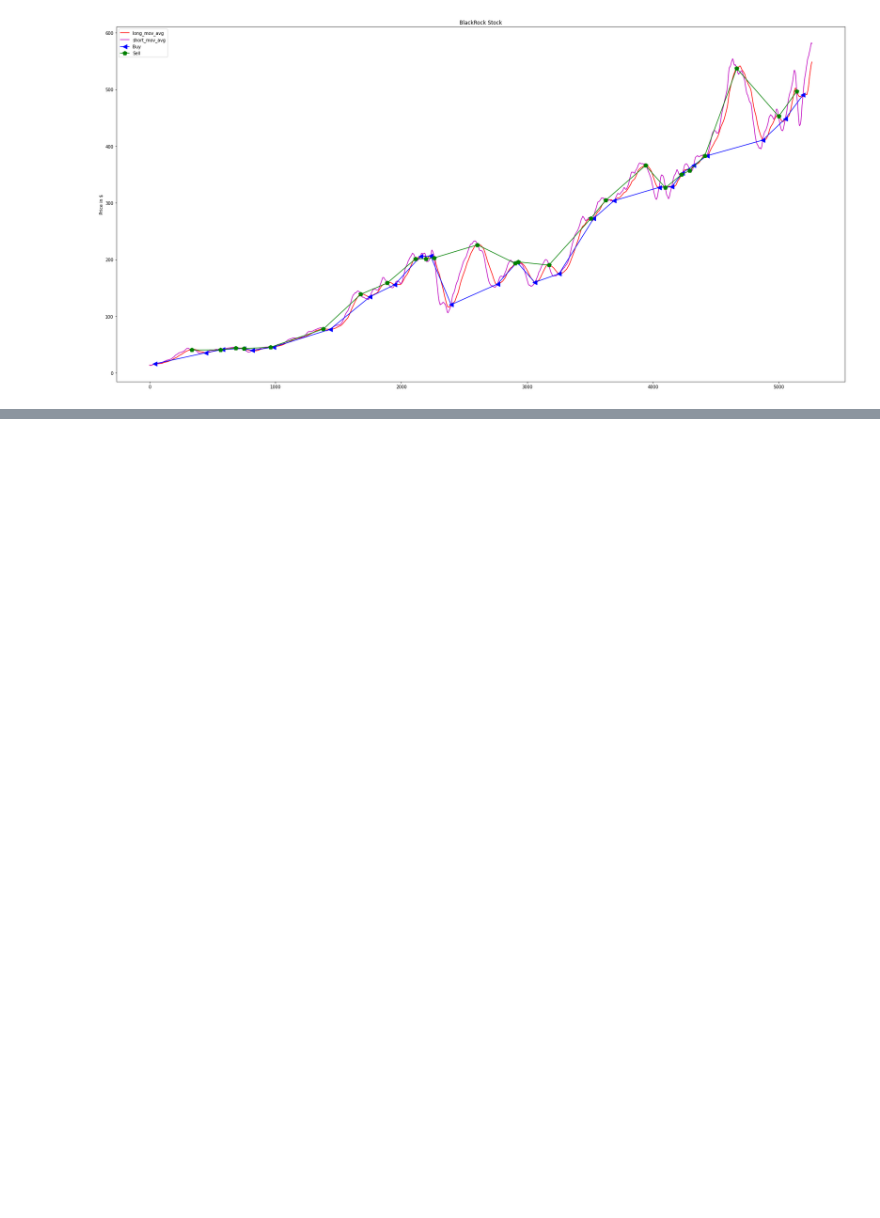
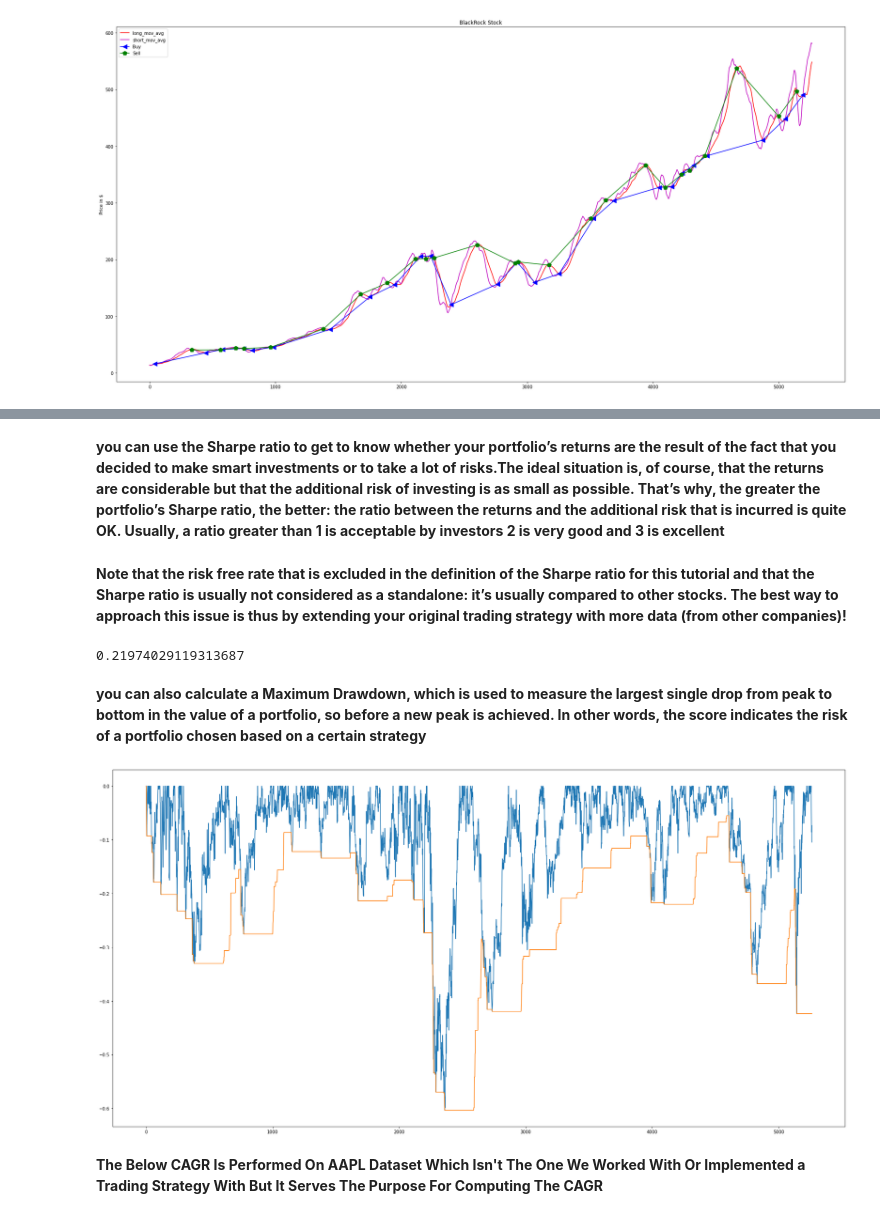
Before and after one commit to DataCrusade1999/Quantitative-Analytics, a Jupyter notebook: Quantitative_Analytics.ipynb, the cells around one changed output, grey strips where cells are left out. Cells and saved outputs as stored; diff of their text form; code cells hidden in the pictures; blank space fills up the shorter version.

```diff
--- a/Quantitative_Analytics.ipynb
+++ b/Quantitative_Analytics.ipynb
@@ -505,0 +535,24 @@ plt.show()
+# %% [markdown]
+**you can use the Sharpe ratio to get to know whether your portfolio’s returns are the result of the fact that you decided to make smart investments or to take a lot of risks.The ideal situation is, of course, that the returns are considerable but that the additional risk of investing is as small as possible. That’s why, the greater the portfolio’s Sharpe ratio, the better: the ratio between the returns and the additional risk that is incurred is quite OK. Usually, a ratio greater than 1 is acceptable by investors 2 is very good and 3 is excellent**
+# %% [markdown]
+**Note that the risk free rate that is excluded in the definition of the Sharpe ratio for this tutorial and that the Sharpe ratio is usually not considered as a standalone: it’s usually compared to other stocks. The best way to approach this issue is thus by extending your original trading strategy with more data (from other companies)!**
+# %%
+returns = portfolio['returns']
+sharpe_ratio = np.sqrt(252) * (returns.mean() / returns.std())
+print(sharpe_ratio)
+# %% [output]
+0.21974029119313687
+# %% [markdown]
+**you can also calculate a Maximum Drawdown, which is used to measure the largest single drop from peak to bottom in the value of a portfolio, so before a new peak is achieved. In other words, the score indicates the risk of a portfolio chosen based on a certain strategy**
+# %%
+window = 230
+rolling_max = BLK['Adj Close'].rolling(window, min_periods=1).max()
+daily_drawdown = BLK['Adj Close']/rolling_max - 1.0
+max_daily_drawdown = daily_drawdown.rolling(window, min_periods=1).min()
+daily_drawdown.plot(figsize=(30,15))
+max_daily_drawdown.plot()
+plt.show()
+# %% [output]
+[figure, added]
+# %% [markdown]
+**The Below CAGR Is Performed On AAPL Dataset Which Isn't The One We Worked With Or Implemented a Trading Strategy With But It Serves The Purpose For Computing The CAGR**
```
Also changed, not shown: parts of 13 cells of this notebook.
